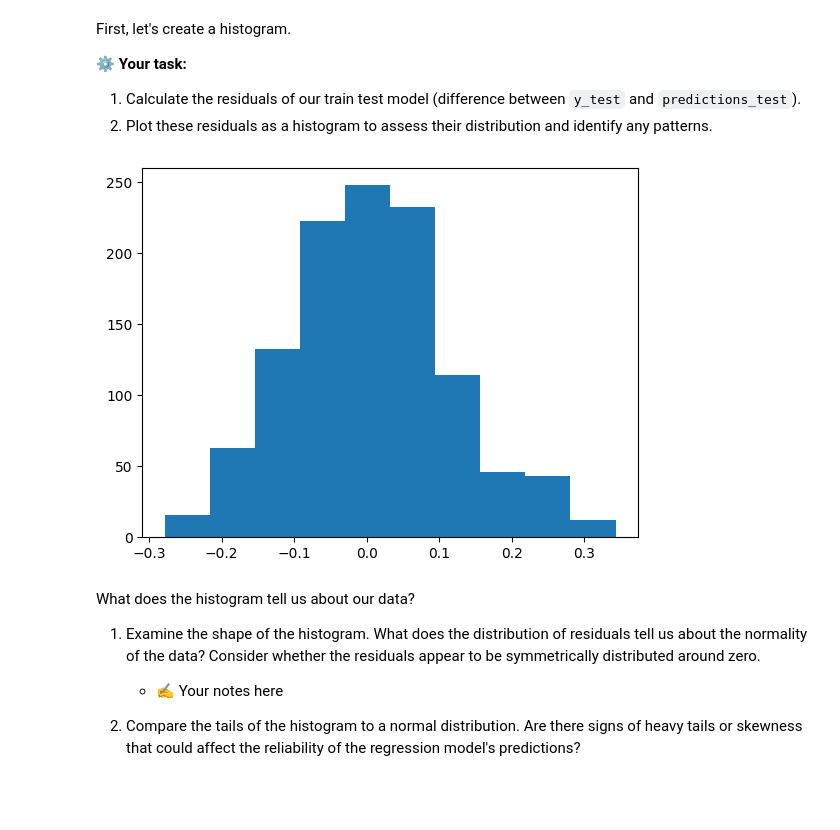
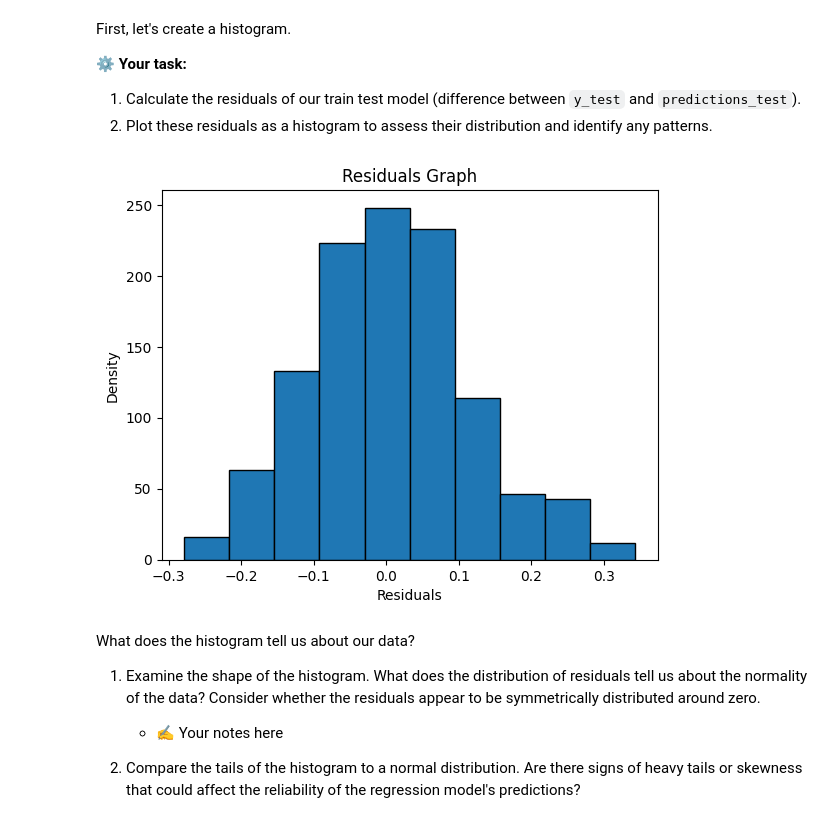
Before and after one commit to MT-Maverick/linear_regression_assesment, a Jupyter notebook: processes/Linear_regression_Code_challenge_student.ipynb, the cells around one changed output. Cells and saved outputs as stored; diff of their text form; code cells hidden in the pictures; blank space fills up the shorter version.

```diff
--- a/processes/Linear_regression_Code_challenge_student.ipynb
+++ b/processes/Linear_regression_Code_challenge_student.ipynb
@@ -294,9 +296,8 @@ def fit_linear_regression_model(df, pollution_col, yield_col):
     X = pollution_col
     y = yield_col
 
-    model = LinearRegression()
-    fit = model.fit(X,y)
-    predictions = fit.predict(X)
+    model = LinearRegression().fit(X,y)
+    predictions = model.predict(X)
 
     return model, predictions, y
 
@@ -537,9 +541,8 @@ from sklearn.linear_model import LinearRegression
 def train_split_linear_regression_model(X_train, X_test, y_train, y_test):
 
     # Add code to fit the linear regression model and return the model, predictions and y_test
-    model = LinearRegression()
-    model_fit = model.fit(X_train,y_train)
-    y_predictions = model_fit.predict(X_test)
+    model = LinearRegression().fit(X_train,y_train)
+    y_predictions = model.predict(X_test)
 
     return (model, y_predictions, y_test)
 
@@ -630,11 +633,14 @@ import matplotlib.pyplot as plt
 # %%
 residuals = y_test - predictions_test # calculating the residuals
 
 #  Add code to create a histogram of residuals
-plt.hist(residuals)
+plt.hist(residuals,edgecolor='black')
+plt.xlabel('Residuals')
+plt.ylabel('Density')
+plt.title('Residuals Graph')
 plt.show()
 # %% [output]
-[figure, old version]
+[figure, new version]
 # %% [markdown]
 What does the histogram tell us about our data?
 
```
Also changed, not shown: parts of 5 cells of this notebook.
